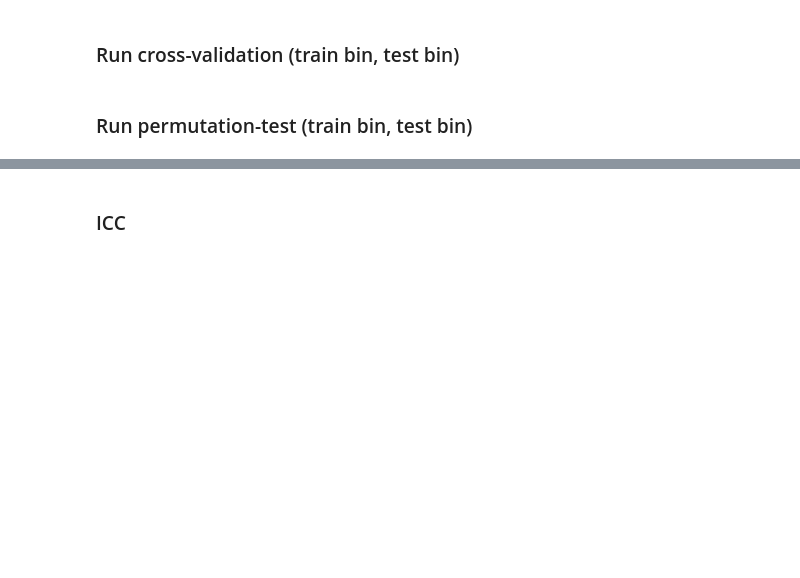
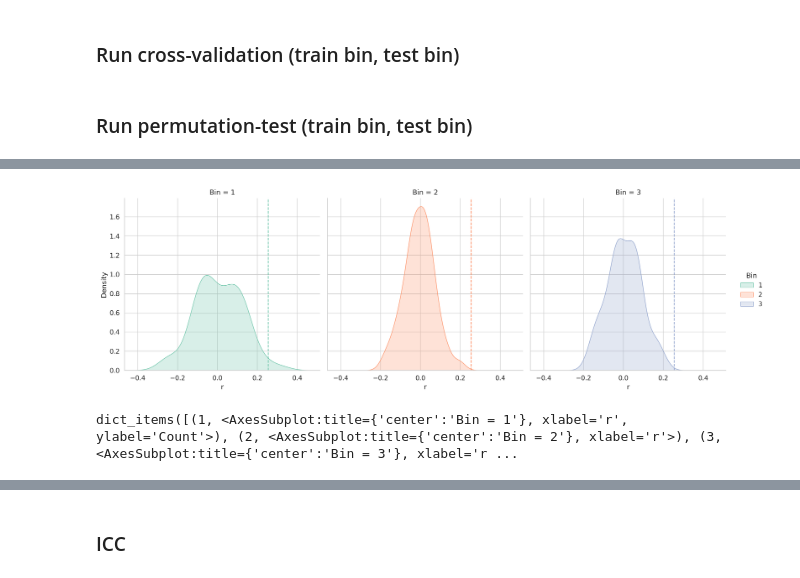
Before and after one commit to Brian-Pho/MSc_Research-Project, a Jupyter notebook: src/Models/Cross Prediction/Age.ipynb, the cells around one changed output, grey strips where cells are left out. Saved outputs shown, nothing was run; the diff lists cells and outputs as text; code cells hidden in the pictures; blank space fills up the shorter version.

```diff
--- a/src/Models/Cross Prediction/Age.ipynb
+++ b/src/Models/Cross Prediction/Age.ipynb
@@ -114,18 +99,0 @@ array([[-0.05240988, -0.14689692, -0.13838407,  0.08382782,  0.08023471,
-# %%
-data = pd.melt(pd.DataFrame(results[1]).T, var_name='Bin', value_name='r')
-# data['r'] = data['r'].astype('float64')
-# display(data)
-#
-# Initialize the figure
-f, ax = plt.subplots()
-# sns.despine(bottom=True, left=True)
-
-# Show each observation with a scatterplot
-sns.stripplot(x='Bin', y='r', data=data, alpha=.5, jitter=0.05, zorder=1)
-
-# # Show the conditional means, aligning each pointplot in the
-# # center of the strips by adjusting the width allotted to each
-# # category (.8 by default) by the number of hue levels
-sns.pointplot(x='Bin', y='r',data=data, dodge=.8 - .8 / 3,
-              join=False, palette="dark",
-              markers="d", scale=.75, ci=None)
@@ -134,0 +100,15 @@ sns.pointplot(x='Bin', y='r',data=data, dodge=.8 - .8 / 3,
+# %%
+# g = sns.displot(data, x="r", hue="Bin", palette="Set2", element="step", col='Bin')
+g = sns.displot(data, x="r", hue="Bin", palette="Set2", kind="kde", fill=True, col='Bin')
+
+# for bin_idx, rvalue in enumerate(results[0]):
+#     g.ax.axvline(rvalue, ls="--", color=sns.color_palette("Set2")[bin_idx])
+
+for col_val, ax in g.axes_dict.items():
+    ax.axvline(rvalue, ls="--", color=sns.color_palette("Set2")[col_val - 1])
+# %% [output]
+[figure, added]
+# %%
+g.axes_dict.items()
+# %% [output]
+dict_items([(1, <AxesSubplot:title={'center':'Bin = 1'}, xlabel='r', ylabel='Count'>), (2, <AxesSubplot:title={'center':'Bin = 2'}, xlabel='r'>), (3, <AxesSubplot:title={'center':'Bin = 3'}, xlabel='r ...
```
Also changed, not shown: parts of 6 cells of this notebook, 3 other files.
